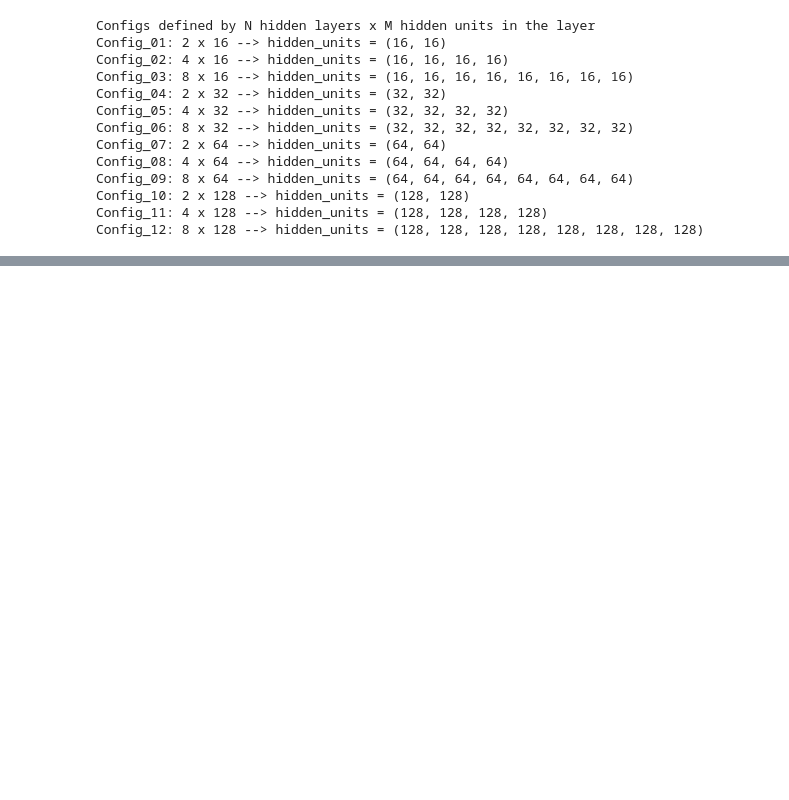
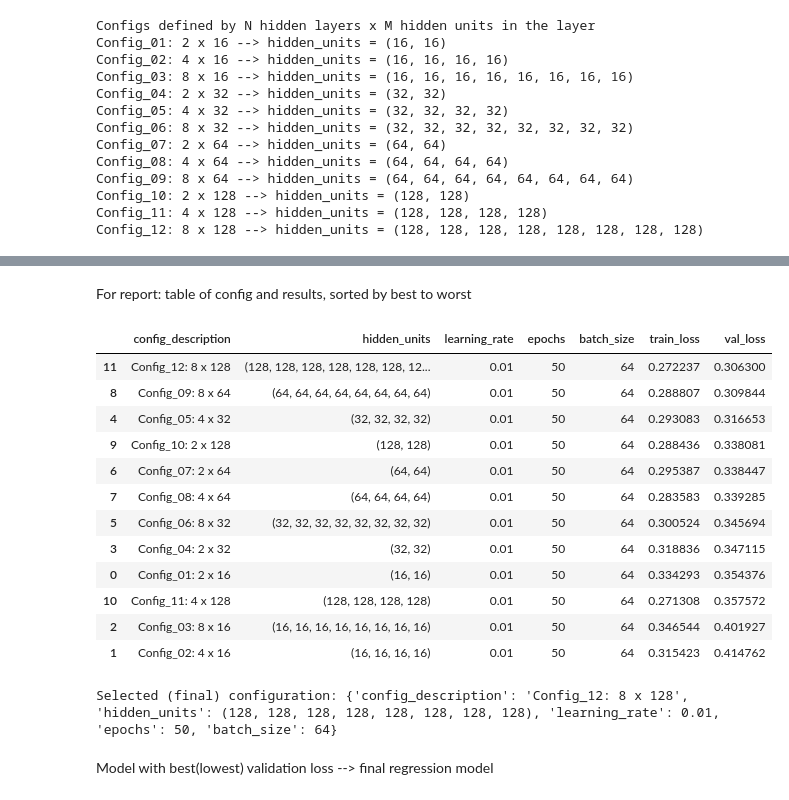
Before and after one commit to ZenzSeb/DLEx1, a Jupyter notebook: DLAIE_Assignment1_ZenzSebastian.ipynb, the cells around one changed output, grey strips where cells are left out. Cells and saved outputs as stored; diff of their text form; code cells hidden in the pictures; blank space fills up the shorter version.

Commit message:
Regression done - loss plot missing

```diff
--- a/DLAIE_Assignment1_ZenzSebastian.ipynb
+++ b/DLAIE_Assignment1_ZenzSebastian.ipynb
@@ -186,12 +256,12 @@ Several configurations are tested and stores for reporting.
 # configurations
 configurations = []
 learning_rate = 0.01
-epochs = 100
+epochs = 50
 batch_size = 64
 config_idx = 1
 
 # 12 configurations with N hidden layers x M hidden units {2^(N,M)}
-for var_units in range(4,8):    # 2^4 to 2^7 = 16,32,64,128
+for var_units in range(4,8):            # 2^4 to 2^7 = 16,32,64,128
     for var_layers in range(1,4):       # 2^1 to 2^3 = 2,4,8
         config_description =f"Config_{config_idx:02}: {2**var_layers} x {2**var_units}"
         hidden_units = (2**var_units,)*(2**var_layers)     # make tuples for iterator (N=len, M=val)
@@ -225,0 +369,23 @@ Config_12: 8 x 128 --> hidden_units = (128, 128, 128, 128, 128, 128, 128, 128)
+# %% [markdown]
+For report: table of config and results, sorted by best to worst
+# %%
+results_frame = pd.DataFrame(results).sort_values("val_loss")
+display(results_frame)
+print("Selected (final) configuration:", best_config)
+# %% [output]
+|  | config_description | hidden_units | learning_rate | epochs | batch_size | train_loss | val_loss |
+| 11 | Config_12: 8 x 128 | (128, 128, 128, 128, 128, 128, 12... | 0.01 | 50 | 64 | 0.272237 | 0.306300 |
+| 8 | Config_09: 8 x 64 | (64, 64, 64, 64, 64, 64, 64, 64) | 0.01 | 50 | 64 | 0.288807 | 0.309844 |
+| 4 | Config_05: 4 x 32 | (32, 32, 32, 32) | 0.01 | 50 | 64 | 0.293083 | 0.316653 |
+| 9 | Config_10: 2 x 128 | (128, 128) | 0.01 | 50 | 64 | 0.288436 | 0.338081 |
+| 6 | Config_07: 2 x 64 | (64, 64) | 0.01 | 50 | 64 | 0.295387 | 0.338447 |
+| 7 | Config_08: 4 x 64 | (64, 64, 64, 64) | 0.01 | 50 | 64 | 0.283583 | 0.339285 |
+| 5 | Config_06: 8 x 32 | (32, 32, 32, 32, 32, 32, 32, 32) | 0.01 | 50 | 64 | 0.300524 | 0.345694 |
+| 3 | Config_04: 2 x 32 | (32, 32) | 0.01 | 50 | 64 | 0.318836 | 0.347115 |
+| 0 | Config_01: 2 x 16 | (16, 16) | 0.01 | 50 | 64 | 0.334293 | 0.354376 |
+| 10 | Config_11: 4 x 128 | (128, 128, 128, 128) | 0.01 | 50 | 64 | 0.271308 | 0.357572 |
+| 2 | Config_03: 8 x 16 | (16, 16, 16, 16, 16, 16, 16, 16) | 0.01 | 50 | 64 | 0.346544 | 0.401927 |
+| 1 | Config_02: 4 x 16 | (16, 16, 16, 16) | 0.01 | 50 | 64 | 0.315423 | 0.414762 |
+Selected (final) configuration: {'config_description': 'Config_12: 8 x 128', 'hidden_units': (128, 128, 128, 128, 128, 128, 128, 128), 'learning_rate': 0.01, 'epochs': 50, 'batch_size': 64}
+# %% [markdown]
+Model with best(lowest) validation loss --> final regression model
```
Also changed, not shown: parts of 9 cells of this notebook, 2 other files.
